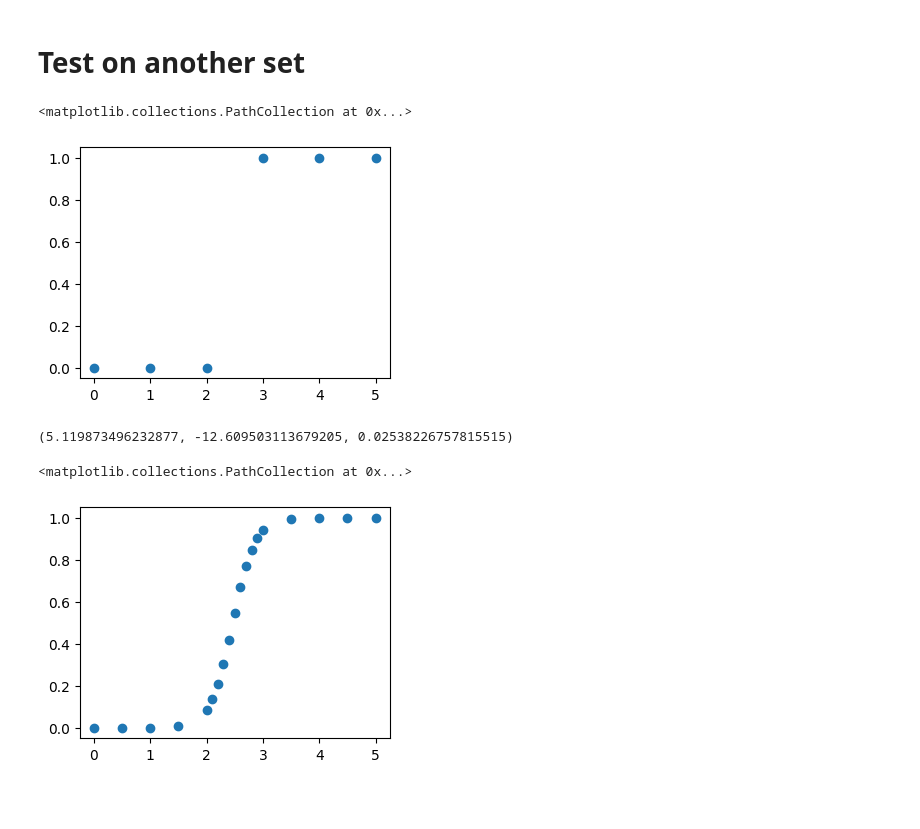
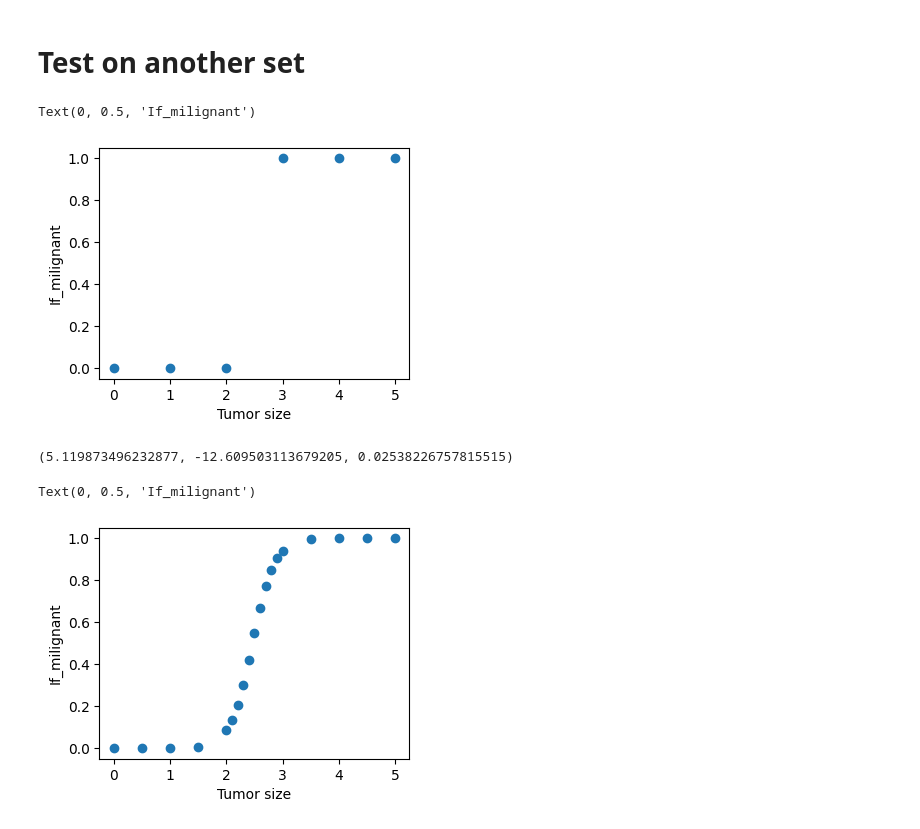
Before and after one commit to DmitryKharitonov/DeepLearning.AI-MachineLearningSpecialization, a Jupyter notebook: Supervised Machine Learning: Regression and Classification/Week3-LogisticsRegression.ipynb, the cells around one changed output. Cells and saved outputs as stored; diff of their text form; code cells hidden in the pictures; blank space fills up the shorter version.

```diff
--- a/Supervised Machine Learning: Regression and Classification/Week3-LogisticsRegression.ipynb
+++ b/Supervised Machine Learning: Regression and Classification/Week3-LogisticsRegression.ipynb
@@ -107,9 +107,11 @@ y_train = np.array([0,0,0,1,1,1])
 
 fig, ax = plt.subplots(1,1,figsize=(4,3))
 ax.scatter(x_train,y_train)
+ax.set_xlabel("Tumor size")
+ax.set_ylabel("If_milignant")
 # %% [output]
-<matplotlib.collections.PathCollection at 0x...>
+Text(0, 0.5, 'If_milignant')
-[figure, old version]
+[figure, new version]
 # %%
 w_new, b_new, cost, log = GradientDescend(x_train,y_train, iterations = 10000, alpha = 0.1)
 
@@ -119,8 +121,10 @@ w_new, b_new, cost
 # %%
 x_test = np.array([0.,0.5,1,1.5,2,2.1,2.2,2.3,2.4,2.5,2.6,2.7,2.8,2.9,3,3.5,4,4.5,5])
 
 fig, ax = plt.subplots(1,1,figsize=(4,3))
 ax.scatter(x_test,1 / (1+np.exp(-(np.dot(x_test,w_new)+b_new))))
+ax.set_xlabel("Tumor size")
+ax.set_ylabel("If_milignant")
 # %% [output]
-<matplotlib.collections.PathCollection at 0x...>
+Text(0, 0.5, 'If_milignant')
-[figure, old version]
+[figure, new version]
```
Also changed, not shown: 1 other file.
